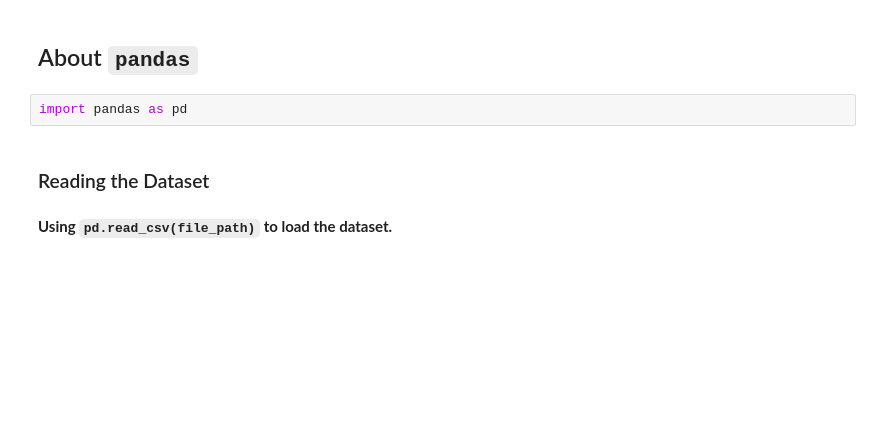
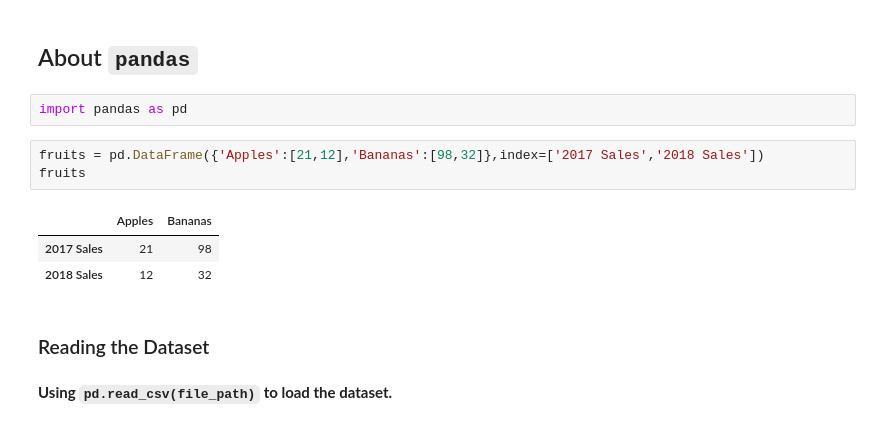
Before and after one commit to EdowPHK/deep-learning-note, a Jupyter notebook: Preliminaries.ipynb, the cells around one changed output. Saved outputs shown, nothing was run; the diff lists cells and outputs as text; blank space fills up the shorter version.

```diff
--- a/preliminaries.ipynb
+++ b/Preliminaries.ipynb
@@ -200,6 +200,13 @@ type(A), type(B)
 ## About `pandas`
 # %%
 import pandas as pd
+# %%
+fruits = pd.DataFrame({'Apples':[21,12],'Bananas':[98,32]},index=['2017 Sales','2018 Sales'])
+fruits
+# %% [output]
+|  | Apples | Bananas |
+| 2017 Sales | 21 | 98 |
+| 2018 Sales | 12 | 32 |
 # %% [markdown]
 ### Reading the Dataset
 # %% [markdown]
```
Also changed, not shown: parts of 2 cells of this notebook, 2 other files.
